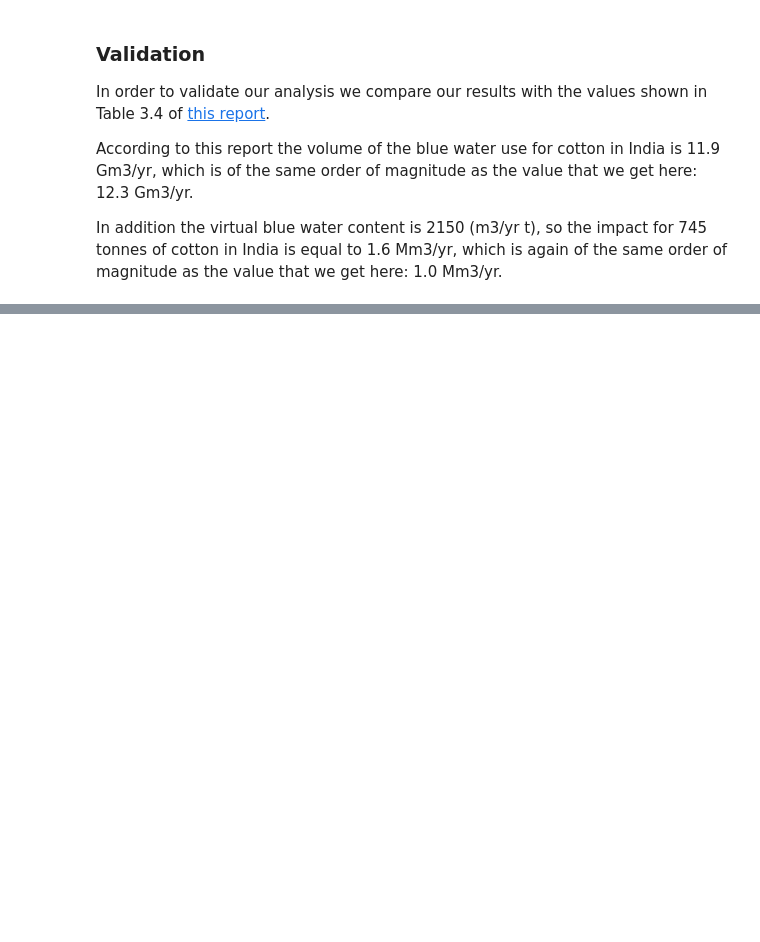
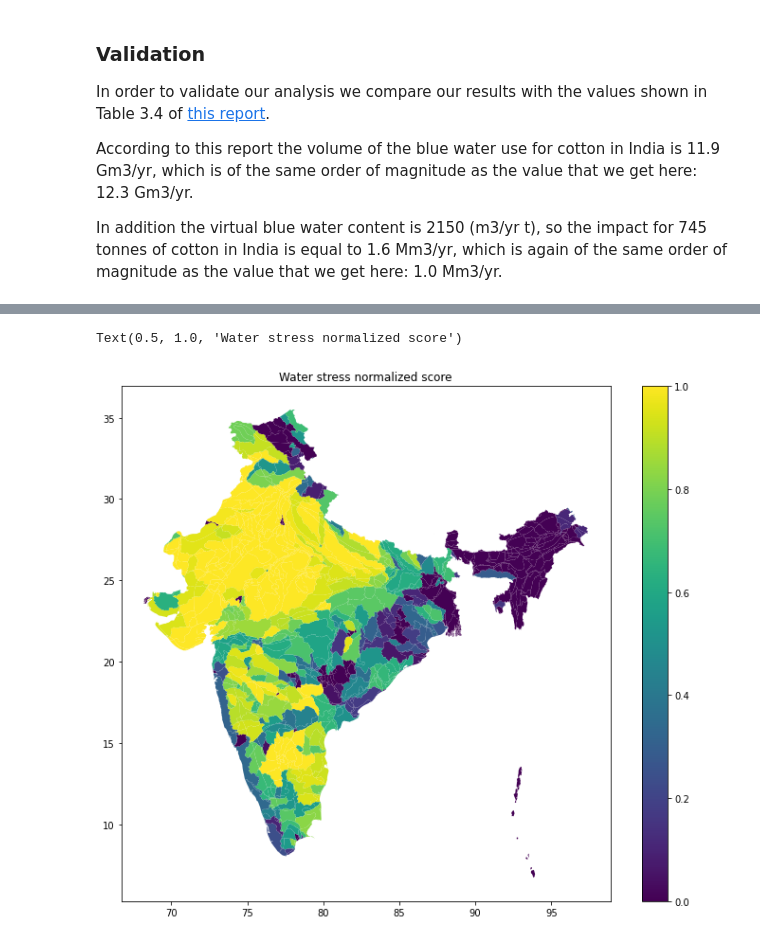
Before and after one commit to Vizzuality/landgriffon, a Jupyter notebook: data/notebooks/Lab/8_QA_water_impact.ipynb, the cells around one changed output, grey strips where cells are left out. Drawn from its saved outputs; the diff is of its cells as text; code cells hidden in the pictures; blank space fills up the shorter version.

Commit message:
Added unsustainable water consumption

```diff
--- a/data/notebooks/Lab/8_QA_water_impact.ipynb
+++ b/data/notebooks/Lab/8_QA_water_impact.ipynb
@@ -82,3 +89,26 @@ def da_plot(da, gdf, color_list, values, title, x='x', y='y', xlim=(65,100), yli
+# %%
+def df_from_carto(account, query):
+    """
+    It gets data by querying a carto table and converts it into a GeoDataFrame.
+    """
+    urlCarto = f"https://{account}.carto.com/api/v2/sql"
+
+    sql = {"q": query}
+    r = requests.get(urlCarto, params=sql)
+
+    data = r.json()
+
+    df = gpd.GeoDataFrame(data.get("rows"))
+    if 'the_geom' in df.columns:
+        # Change geometry from WKB to WKT format
+        df['geometry'] = df.apply(lambda x: shapely.wkb.loads(x['the_geom'],hex=True), axis=1 )
+        df.drop(columns=['the_geom'], inplace=True)
+        if 'the_geom_webmercator' in df.columns:
+            df.drop(columns=['the_geom_webmercator'], inplace=True)
+        df.crs = {'init': 'epsg:4326'}
+        df = df.to_crs({'init': 'epsg:4326'})
+
+    return df
 # %% [markdown]
 <a id='data'></a>
 # Data import
@@ -451,0 +490,13 @@ In addition the virtual blue water content is 2150 (m3/yr t), so the impact for
+# %%
+account = 'wri-rw'
+
+query =("SELECT s.aq30_id as cartodb_id, coalesce(NULLIF(bws_label,''), 'No Data') as label, r.the_geom, r.the_geom_webmercator, \
+    (CASE WHEN bws_label = 'Arid and Low Water Use' THEN -1 ELSE coalesce(bws_cat, -9999)END) as water_stress, bws_score as score \
+        FROM water_risk_indicators_annual s \
+            LEFT JOIN y2018m12d06_rh_master_shape_v01 r on s.aq30_id=r.aq30_id \
+                WHERE s.gid_0 = 'IND' and s.pfaf_id != -9999 and s.gid_1 != '-9999' and r.aqid != -9999 \
+                    ORDER BY s.aq30_id")
+
+water_stress = df_from_carto(account, query)
+
+water_stress['score_norm'] = water_stress['score'].apply(lambda x: x/5.)
@@ -451,0 +519,7 @@ In addition the virtual blue water content is 2150 (m3/yr t), so the impact for
+# %%
+fig, ax = plt.subplots(figsize=(12,10))
+water_stress.plot(ax=ax, column="score_norm", legend=True)
+ax.set_title("Water stress normalized score")
+# %% [output]
+Text(0.5, 1.0, 'Water stress normalized score')
+[figure, added]
```
Also changed, not shown: parts of 22 cells of this notebook.
